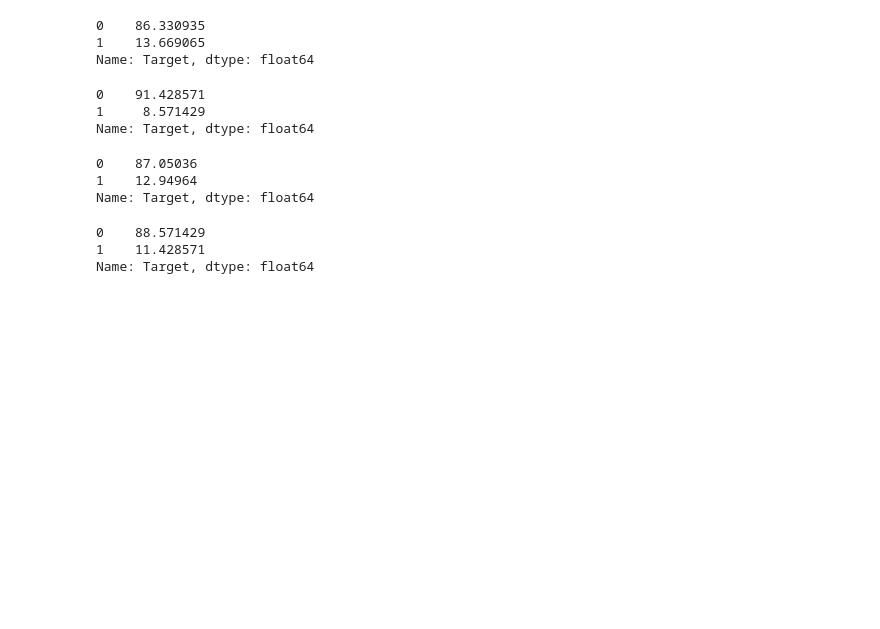
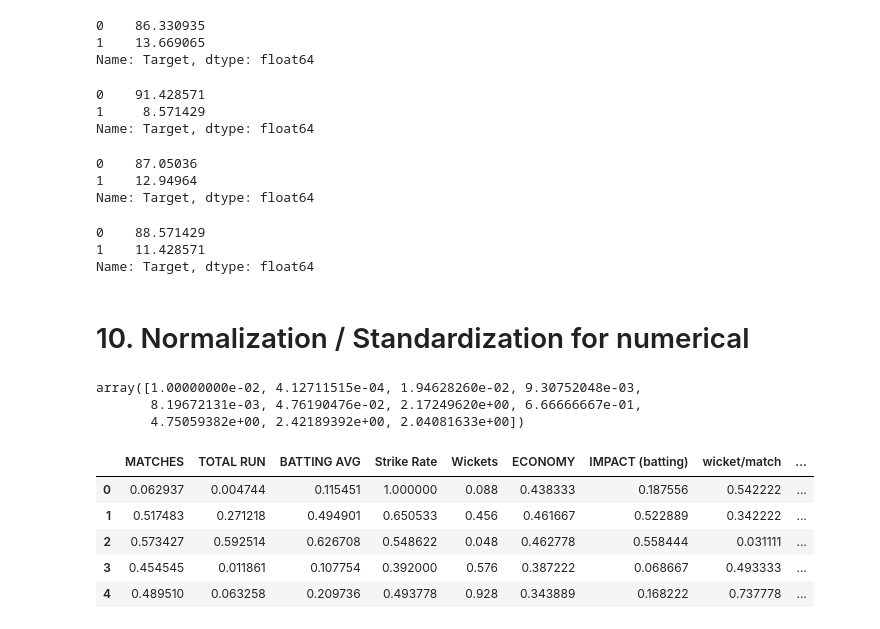
Before and after one commit to n8fury/MVP_Predictor-T20_Mens_Worldcup_2022, a Jupyter notebook: EDA(Exploratory Data Analysis).ipynb, the cells around one changed output. Drawn from its saved outputs; the diff is of its cells as text; code cells hidden in the pictures; blank space fills up the shorter version.

```diff
--- a/EDA(Exploratory Data Analysis).ipynb
+++ b/EDA(Exploratory Data Analysis).ipynb
@@ -331,3 +327,27 @@ y_test.value_counts(normalize=True)*100
 0    88.571429
 1    11.428571
 Name: Target, dtype: float64
+# %% [markdown]
+# 10. Normalization / Standardization for numerical
+# %%
+from sklearn.preprocessing import MinMaxScaler
+scaler = MinMaxScaler()
+
+x_train_scaled = scaler.fit_transform(X_train)
+x_test_scaled = scaler.fit_transform(x_test)
+scaler.scale_
+# %% [output]
+array([1.00000000e-02, 4.12711515e-04, 1.94628260e-02, 9.30752048e-03,
+       8.19672131e-03, 4.76190476e-02, 2.17249620e+00, 6.66666667e-01,
+       4.75059382e+00, 2.42189392e+00, 2.04081633e+00])
+# %%
+x_train_scaled = pd.DataFrame(x_train_scaled, columns=X_train.columns)
+x_test_scaled = pd.DataFrame(x_test_scaled, columns=x_test.columns)
+x_train_scaled.head()
+# %% [output]
+|  | MATCHES | TOTAL RUN | BATTING AVG | Strike Rate | Wickets | ECONOMY | IMPACT (batting) | wicket/match | ... |
+| 0 | 0.062937 | 0.004744 | 0.115451 | 1.000000 | 0.088 | 0.438333 | 0.187556 | 0.542222 | ... |
+| 1 | 0.517483 | 0.271218 | 0.494901 | 0.650533 | 0.456 | 0.461667 | 0.522889 | 0.342222 | ... |
+| 2 | 0.573427 | 0.592514 | 0.626708 | 0.548622 | 0.048 | 0.462778 | 0.558444 | 0.031111 | ... |
+| 3 | 0.454545 | 0.011861 | 0.107754 | 0.392000 | 0.576 | 0.387222 | 0.068667 | 0.493333 | ... |
+| 4 | 0.489510 | 0.063258 | 0.209736 | 0.493778 | 0.928 | 0.343889 | 0.168222 | 0.737778 | ... |
```
Also changed, not shown: parts of 15 cells of this notebook.
